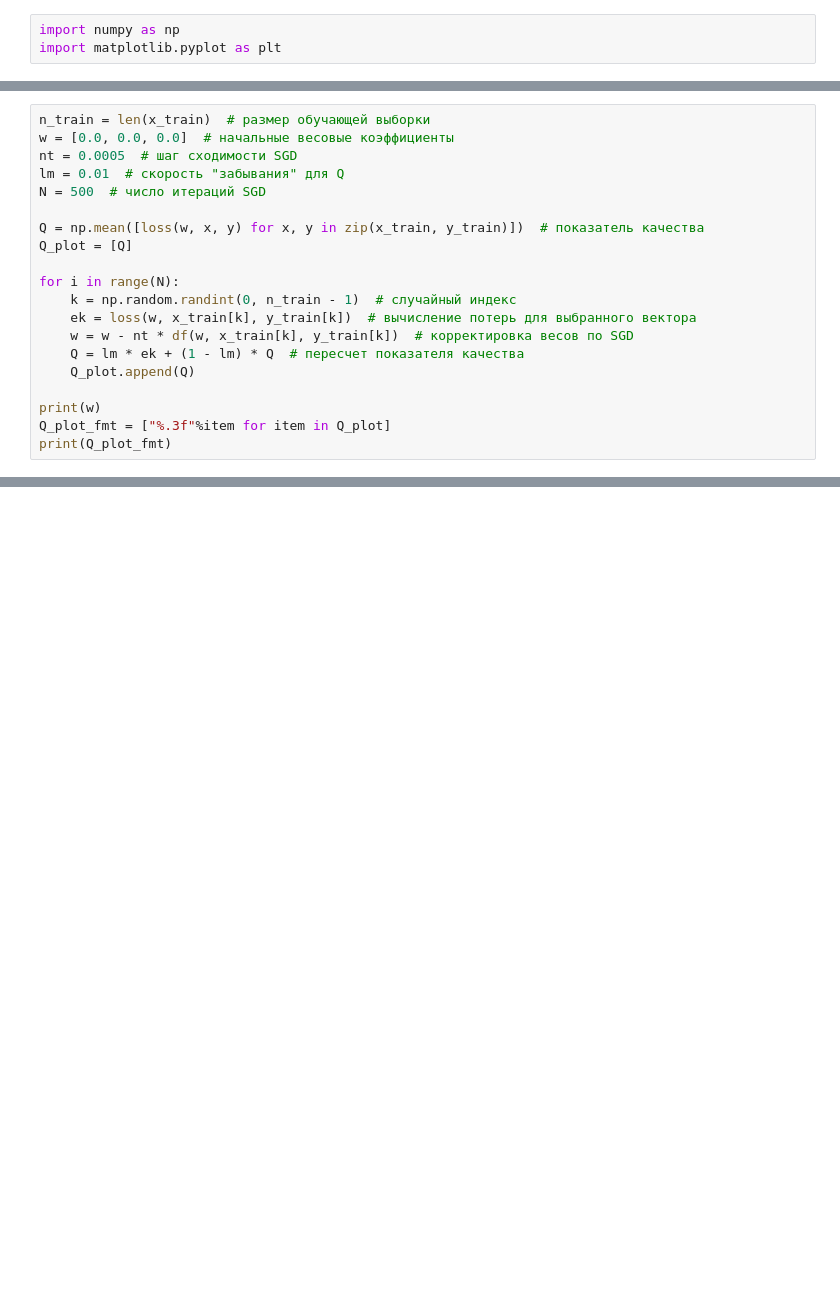
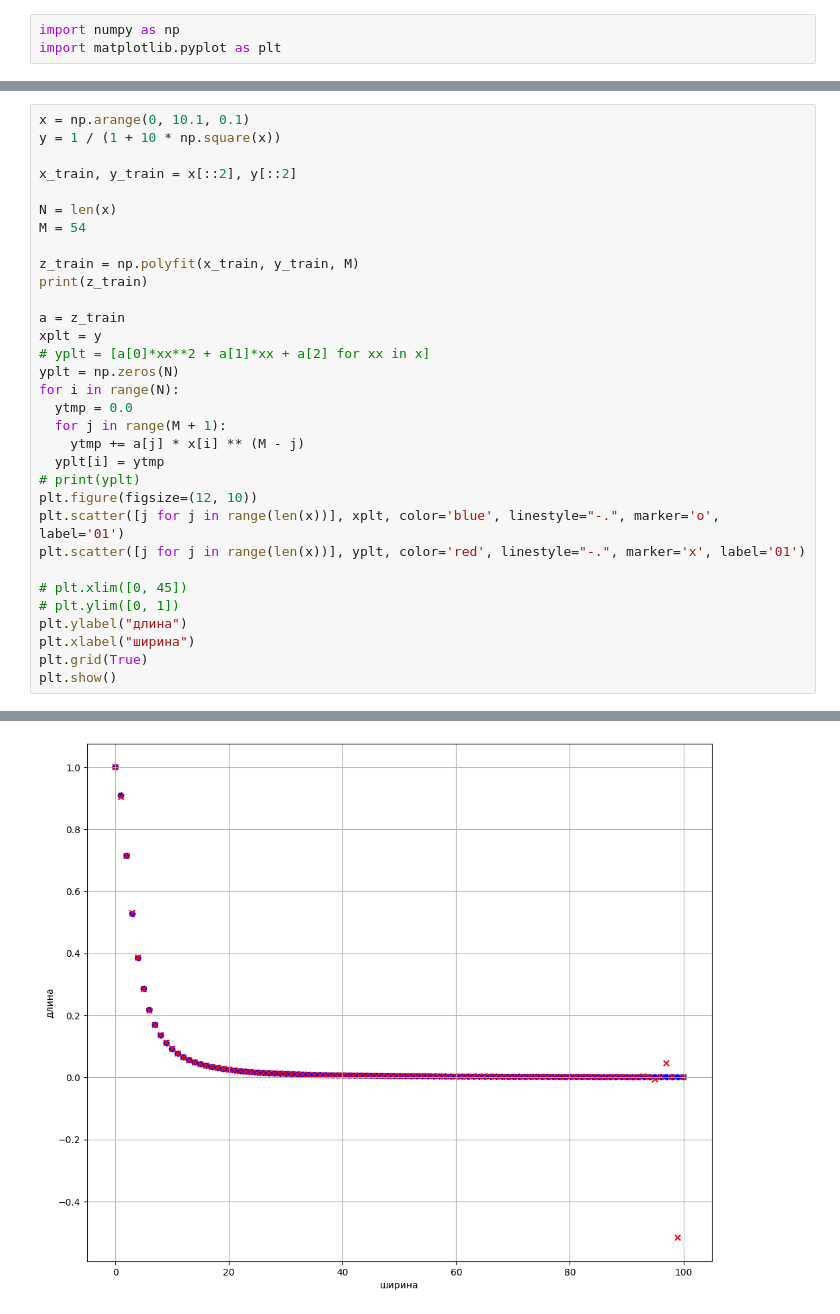
Before and after one commit to Sergey-Kiselev-dev/ML_sem_pub, a Jupyter notebook: ML_04_selfedu_ml_11a.ipynb, the cells around one changed output, grey strips where cells are left out. Drawn from its saved outputs; the diff is of its cells as text; blank space fills up the shorter version.

```diff
--- a/ML_04_selfedu_ml_11a.ipynb
+++ b/ML_04_selfedu_ml_11a.ipynb
@@ -42,20 +5,0 @@ print(y_train)
-# %%
-n_train = len(x_train)  # размер обучающей выборки
-w = [0.0, 0.0, 0.0]  # начальные весовые коэффициенты
-nt = 0.0005  # шаг сходимости SGD
-lm = 0.01  # скорость "забывания" для Q
-N = 500  # число итераций SGD
-
-Q = np.mean([loss(w, x, y) for x, y in zip(x_train, y_train)])  # показатель качества
-Q_plot = [Q]
-
-for i in range(N):
-    k = np.random.randint(0, n_train - 1)  # случайный индекс
-    ek = loss(w, x_train[k], y_train[k])  # вычисление потерь для выбранного вектора
-    w = w - nt * df(w, x_train[k], y_train[k])  # корректировка весов по SGD
-    Q = lm * ek + (1 - lm) * Q  # пересчет показателя качества
-    Q_plot.append(Q)
-
-print(w)
-Q_plot_fmt = ["%.3f"%item for item in Q_plot]
-print(Q_plot_fmt)
@@ -97,0 +15,33 @@ plt.show()
+# %%
+x = np.arange(0, 10.1, 0.1)
+y = 1 / (1 + 10 * np.square(x))
+
+x_train, y_train = x[::2], y[::2]
+
+N = len(x)
+M = 54
+
+z_train = np.polyfit(x_train, y_train, M)
+print(z_train)
+
+a = z_train
+xplt = y
+# yplt = [a[0]*xx**2 + a[1]*xx + a[2] for xx in x]
+yplt = np.zeros(N)
+for i in range(N):
+  ytmp = 0.0
+  for j in range(M + 1):
+    ytmp += a[j] * x[i] ** (M - j)
+  yplt[i] = ytmp
+# print(yplt)
+plt.figure(figsize=(12, 10))
+plt.scatter([j for j in range(len(x))], xplt, color='blue', linestyle="-.", marker='o', label='01')
+plt.scatter([j for j in range(len(x))], yplt, color='red', linestyle="-.", marker='x', label='01')
+
+# plt.xlim([0, 45])
+# plt.ylim([0, 1])
+plt.ylabel("длина")
+plt.xlabel("ширина")
+plt.grid(True)
+plt.show()
+# %% [output]
@@ -97,0 +62 @@ plt.show()
+[figure, added]
```
Also changed, not shown: parts of 7 cells of this notebook.
